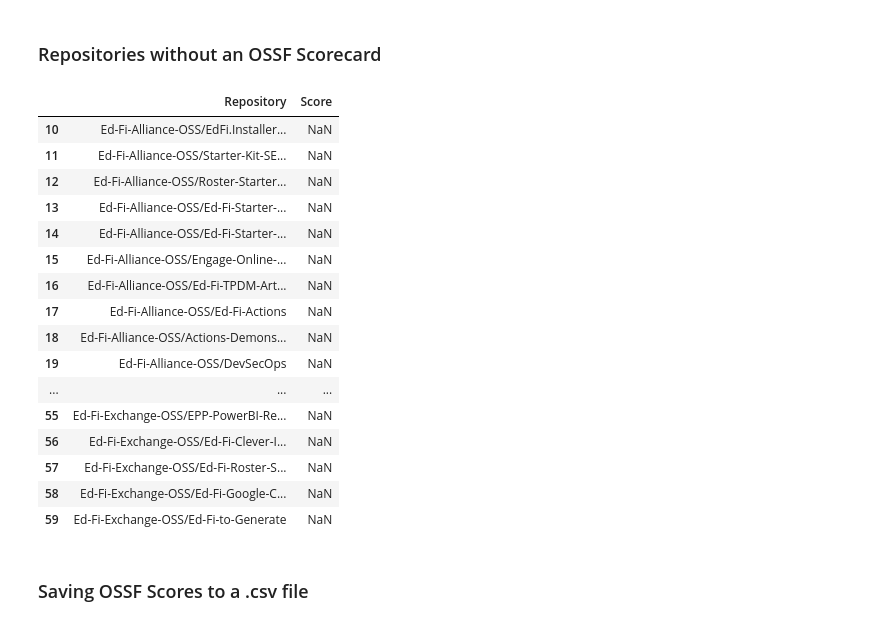
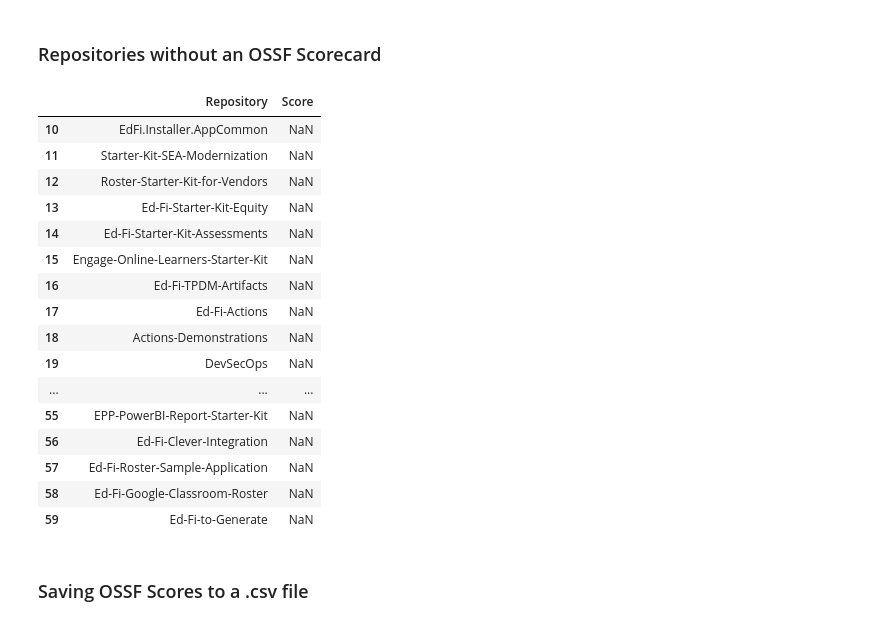
Before and after one commit to Ed-Fi-Alliance-OSS/DevSecOps, a Jupyter notebook: metrics/Score Metric.ipynb, the cells around one changed output. Cells and saved outputs as stored; diff of their text form; code cells hidden in the pictures.

```diff
--- a/metrics/Score Metric.ipynb
+++ b/metrics/Score Metric.ipynb
@@ -75,26 +78,26 @@ valid_ossf_scores_df.describe()
 | max | 8.700000 |
 # %% [markdown]
 ### Repositories without an OSSF Scorecard
-# %%
-invalid_ossf_scores_df
-# %% [output]
-|  | Repository | Score |
-| 10 | Ed-Fi-Alliance-OSS/EdFi.Installer... | NaN |
-| 11 | Ed-Fi-Alliance-OSS/Starter-Kit-SE... | NaN |
-| 12 | Ed-Fi-Alliance-OSS/Roster-Starter... | NaN |
-| 13 | Ed-Fi-Alliance-OSS/Ed-Fi-Starter-... | NaN |
-| 14 | Ed-Fi-Alliance-OSS/Ed-Fi-Starter-... | NaN |
-| 15 | Ed-Fi-Alliance-OSS/Engage-Online-... | NaN |
-| 16 | Ed-Fi-Alliance-OSS/Ed-Fi-TPDM-Art... | NaN |
-| 17 | Ed-Fi-Alliance-OSS/Ed-Fi-Actions | NaN |
-| 18 | Ed-Fi-Alliance-OSS/Actions-Demons... | NaN |
-| 19 | Ed-Fi-Alliance-OSS/DevSecOps | NaN |
-| ... | ... | ... |
-| 55 | Ed-Fi-Exchange-OSS/EPP-PowerBI-Re... | NaN |
-| 56 | Ed-Fi-Exchange-OSS/Ed-Fi-Clever-I... | NaN |
-| 57 | Ed-Fi-Exchange-OSS/Ed-Fi-Roster-S... | NaN |
-| 58 | Ed-Fi-Exchange-OSS/Ed-Fi-Google-C... | NaN |
-| 59 | Ed-Fi-Exchange-OSS/Ed-Fi-to-Generate | NaN |
+# %%
+display(invalid_ossf_scores_df)
+# %% [output]
+|  | Repository | Score |
+| 10 | EdFi.Installer.AppCommon | NaN |
+| 11 | Starter-Kit-SEA-Modernization | NaN |
+| 12 | Roster-Starter-Kit-for-Vendors | NaN |
+| 13 | Ed-Fi-Starter-Kit-Equity | NaN |
+| 14 | Ed-Fi-Starter-Kit-Assessments | NaN |
+| 15 | Engage-Online-Learners-Starter-Kit | NaN |
+| 16 | Ed-Fi-TPDM-Artifacts | NaN |
+| 17 | Ed-Fi-Actions | NaN |
+| 18 | Actions-Demonstrations | NaN |
+| 19 | DevSecOps | NaN |
+| ... | ... | ... |
+| 55 | EPP-PowerBI-Report-Starter-Kit | NaN |
+| 56 | Ed-Fi-Clever-Integration | NaN |
+| 57 | Ed-Fi-Roster-Sample-Application | NaN |
+| 58 | Ed-Fi-Google-Classroom-Roster | NaN |
+| 59 | Ed-Fi-to-Generate | NaN |
 # %% [markdown]
 ### Saving OSSF Scores to a .csv file
 # %%
```
Also changed, not shown: parts of 4 cells of this notebook, 2 other files.
